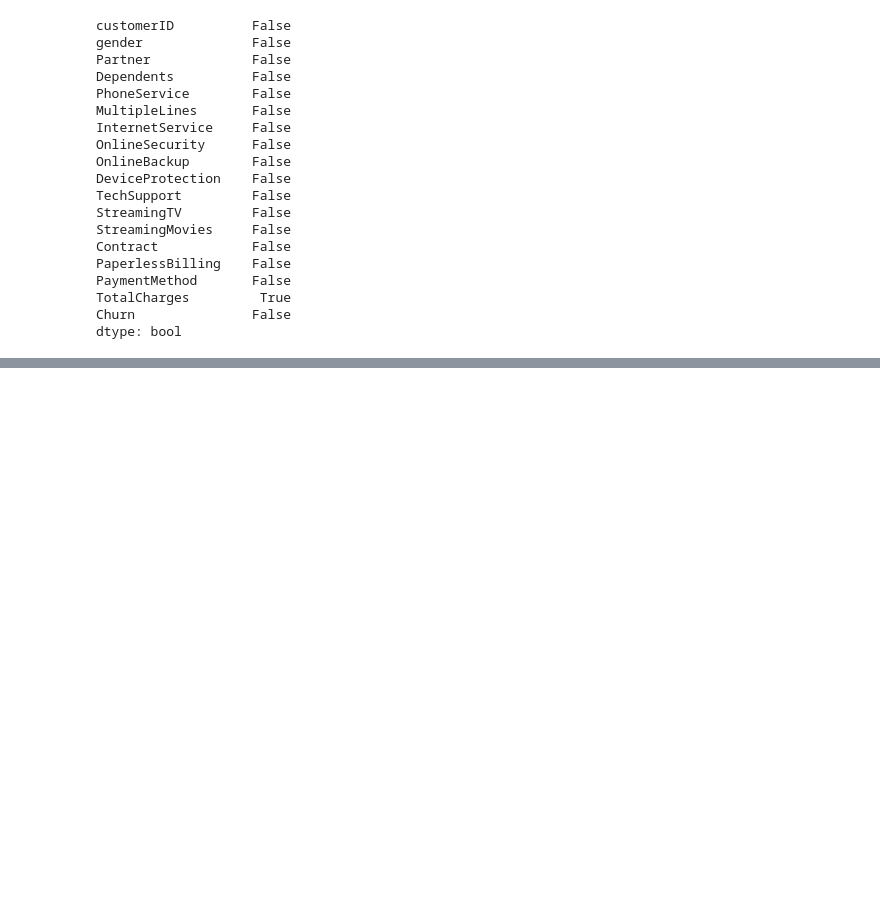
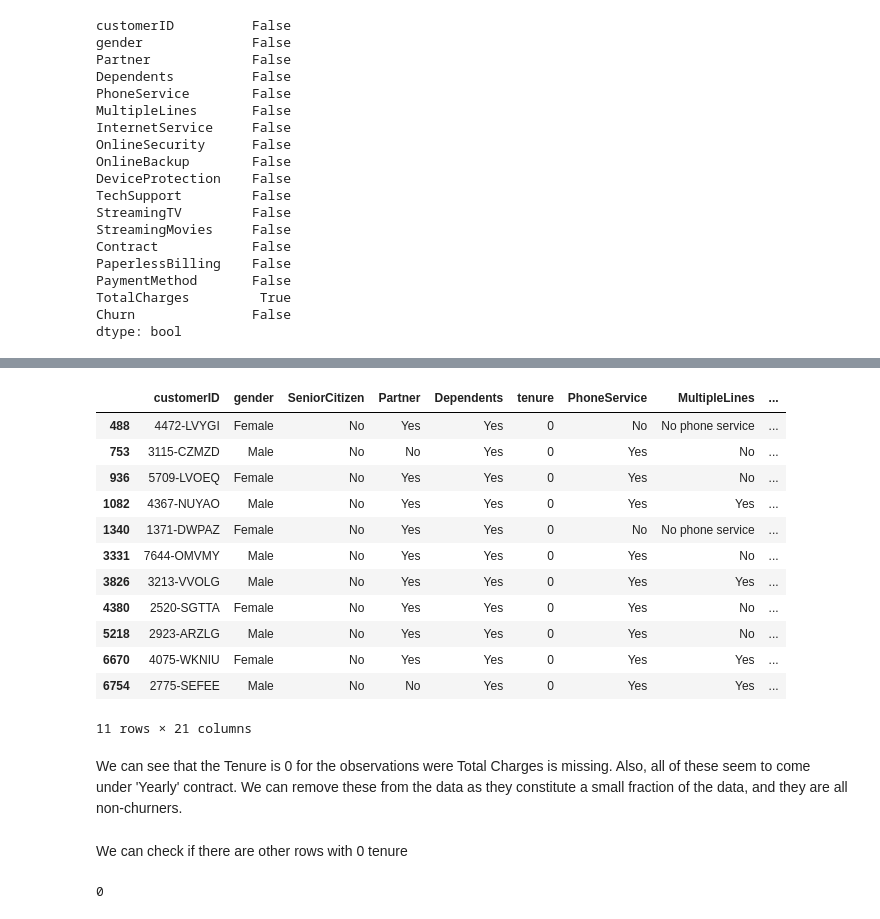
Before and after one commit to ge0rgeth0mas/telco-customer-churn, a Jupyter notebook: telco_customer_churn/data_analysis/data_preparation.ipynb, the cells around one changed output, grey strips where cells are left out. Drawn from its saved outputs; the diff is of its cells as text; code cells hidden in the pictures; blank space fills up the shorter version.

```diff
--- a/telco_customer_churn/data_preparation_and_EDA/data_preprocessing_and_eda.ipynb
+++ b/telco_customer_churn/data_analysis/data_preparation.ipynb
@@ -15,6 +11,6 @@ os.getcwd()
 # %%
 path = os.getcwd()
-path = path.replace('data_preparation_and_EDA', 'resources')
+path = path.replace('data_analysis', 'resources')
 files = os.listdir(path)
 for file in files:
     if len(file.split('.csv'))>1:
@@ -163,3 +163,6 @@ PaymentMethod       False
 TotalCharges         True
 Churn               False
 dtype: bool
+# %%
+data['SeniorCitizen']=data['SeniorCitizen'].map({0:'No', 1:'Yes'})
+data['TotalCharges']=pd.to_numeric(data.TotalCharges, errors='coerce')
@@ -165,0 +189,18 @@ dtype: bool
+# %%
+data[data.TotalCharges.isnull()]
+# %% [output]
+|  | customerID | gender | SeniorCitizen | Partner | Dependents | tenure | PhoneService | MultipleLines | ... |
+| 488 | 4472-LVYGI | Female | No | Yes | Yes | 0 | No | No phone service | ... |
+| 753 | 3115-CZMZD | Male | No | No | Yes | 0 | Yes | No | ... |
+| 936 | 5709-LVOEQ | Female | No | Yes | Yes | 0 | Yes | No | ... |
+| 1082 | 4367-NUYAO | Male | No | Yes | Yes | 0 | Yes | Yes | ... |
+| 1340 | 1371-DWPAZ | Female | No | Yes | Yes | 0 | No | No phone service | ... |
+| 3331 | 7644-OMVMY | Male | No | Yes | Yes | 0 | Yes | No | ... |
+| 3826 | 3213-VVOLG | Male | No | Yes | Yes | 0 | Yes | Yes | ... |
+| 4380 | 2520-SGTTA | Female | No | Yes | Yes | 0 | Yes | No | ... |
+| 5218 | 2923-ARZLG | Male | No | Yes | Yes | 0 | Yes | No | ... |
+| 6670 | 4075-WKNIU | Female | No | Yes | Yes | 0 | Yes | Yes | ... |
+| 6754 | 2775-SEFEE | Male | No | No | Yes | 0 | Yes | Yes | ... |
+11 rows × 21 columns
+# %% [markdown]
+We can see that the Tenure is 0 for the observations were Total Charges is missing. Also, all of these seem to come under 'Yearly' contract. We can remove these from the data as they constitute a small fraction of the data, and they are all non-churners.
@@ -165,0 +209,6 @@ dtype: bool
+# %% [markdown]
+We can check if there are other rows with 0 tenure
+# %%
+data[data.tenure==0].shape[0]
+# %% [output]
+0
```
Also changed, not shown: parts of 15 cells of this notebook, 3 other files.
